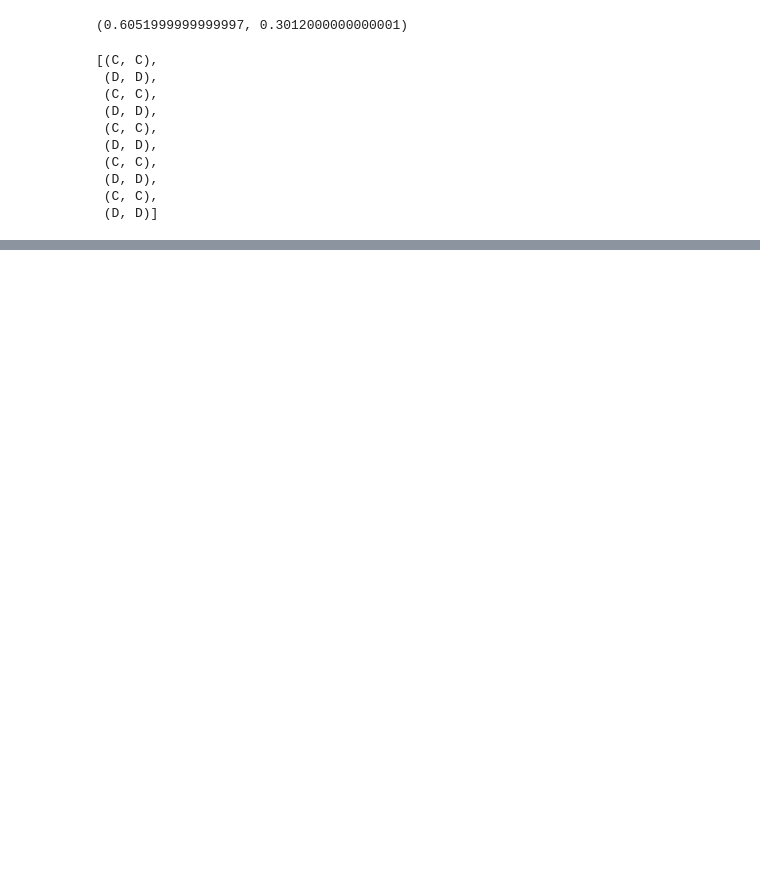
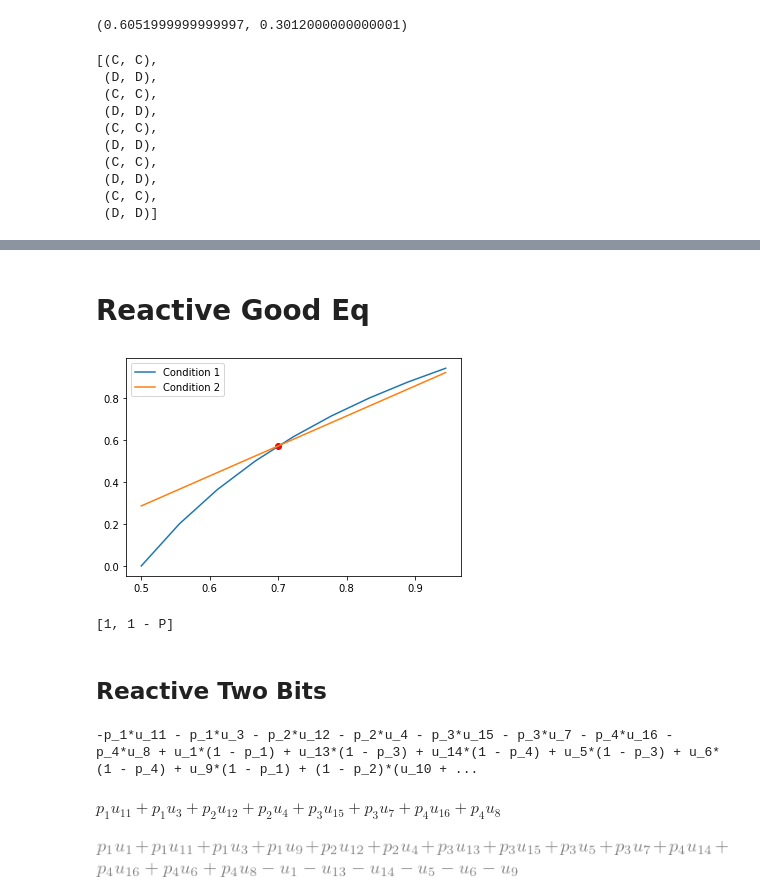
Before and after one commit to Nikoleta-v3/conditional-cooperation-with-longer-memory, a Jupyter notebook: nbs/Akin 2013.ipynb, the cells around one changed output, grey strips where cells are left out. Saved outputs shown, nothing was run; the diff lists cells and outputs as text; code cells hidden in the pictures; blank space fills up the shorter version.

```diff
--- a/nbs/Akin 2013.ipynb
+++ b/nbs/Akin 2013.ipynb
@@ -347,0 +398,2 @@ $\displaystyle \left[\begin{array}{cccccccccccccccc}p_{1} q_{1} & p_{1} \left(1
+# %% [markdown]
+# Reactive Good Eq
@@ -347,0 +402,17 @@ $\displaystyle \left[\begin{array}{cccccccccccccccc}p_{1} q_{1} & p_{1} \left(1
+# %%
+R, P = sym.symbols("R, P")
+# %%
+exp1 = (1 - R) / R - 1 + p_2
+# %%
+plt.plot(np.linspace(1/2, 1, 10)[:-1],
+         [sym.solve(exp1, p_2)[0].subs({R: i}) for i in np.linspace(1/2, 1, 10)[:-1]], label='Condition 1');
+
+
+plt.plot(np.linspace(1/2, 1, 10)[:-1],
+         [sym.solve(exp2, p_2)[0].subs({R: i, P:0.3}) for i in np.linspace(1/2, 1, 10)[:-1]], label='Condition 2');
+
+plt.scatter(1 - 0.3, sym.solve(exp1, p_2)[0].subs({R: (1 - 0.3)}), color='red');
+
+plt.legend();
+# %% [output]
+[figure, added]
@@ -347,0 +421,6 @@ $\displaystyle \left[\begin{array}{cccccccccccccccc}p_{1} q_{1} & p_{1} \left(1
+# %%
+sym.solve(sym.solve(exp1, p_2)[0] - sym.solve(exp2, p_2)[0], R)
+# %% [output]
+[1, 1 - P]
+# %% [markdown]
+## Reactive Two Bits
@@ -347,0 +442,8 @@ $\displaystyle \left[\begin{array}{cccccccccccccccc}p_{1} q_{1} & p_{1} \left(1
+# %%
+(expr1 - expr2).collect(v[9]).collect(v[1]).collect(1 - pis[1])
+# %% [output]
+-p_1*u_11 - p_1*u_3 - p_2*u_12 - p_2*u_4 - p_3*u_15 - p_3*u_7 - p_4*u_16 - p_4*u_8 + u_1*(1 - p_1) + u_13*(1 - p_3) + u_14*(1 - p_4) + u_5*(1 - p_3) + u_6*(1 - p_4) + u_9*(1 - p_1) + (1 - p_2)*(u_10 + ...
+# %%
+expr2
+# %% [output]
+$\displaystyle p_{1} u_{11} + p_{1} u_{3} + p_{2} u_{12} + p_{2} u_{4} + p_{3} u_{15} + p_{3} u_{7} + p_{4} u_{16} + p_{4} u_{8}$
@@ -347,0 +454,4 @@ $\displaystyle \left[\begin{array}{cccccccccccccccc}p_{1} q_{1} & p_{1} \left(1
+# %%
+relationship.factor()
+# %% [output]
+[figure, added]
```
Also changed, not shown: parts of 53 cells of this notebook, 17 other files.
